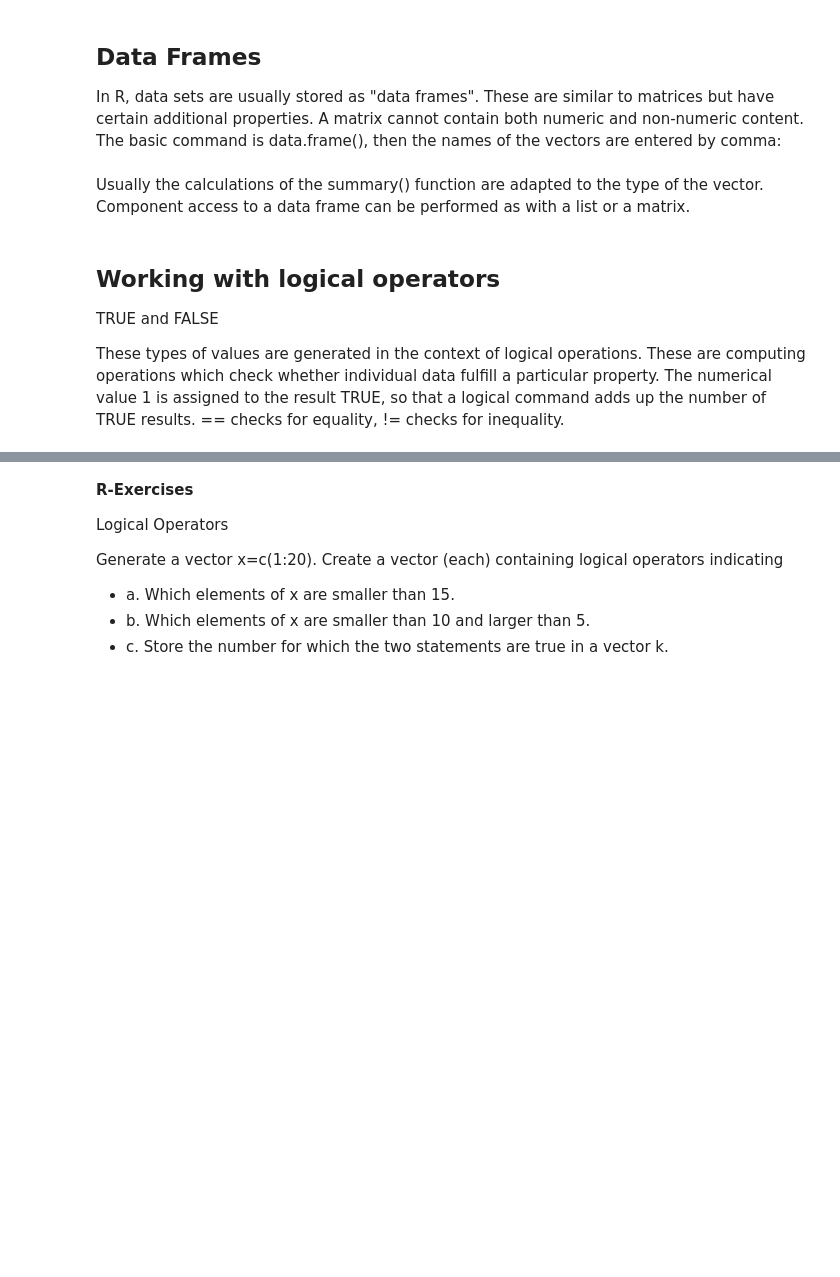
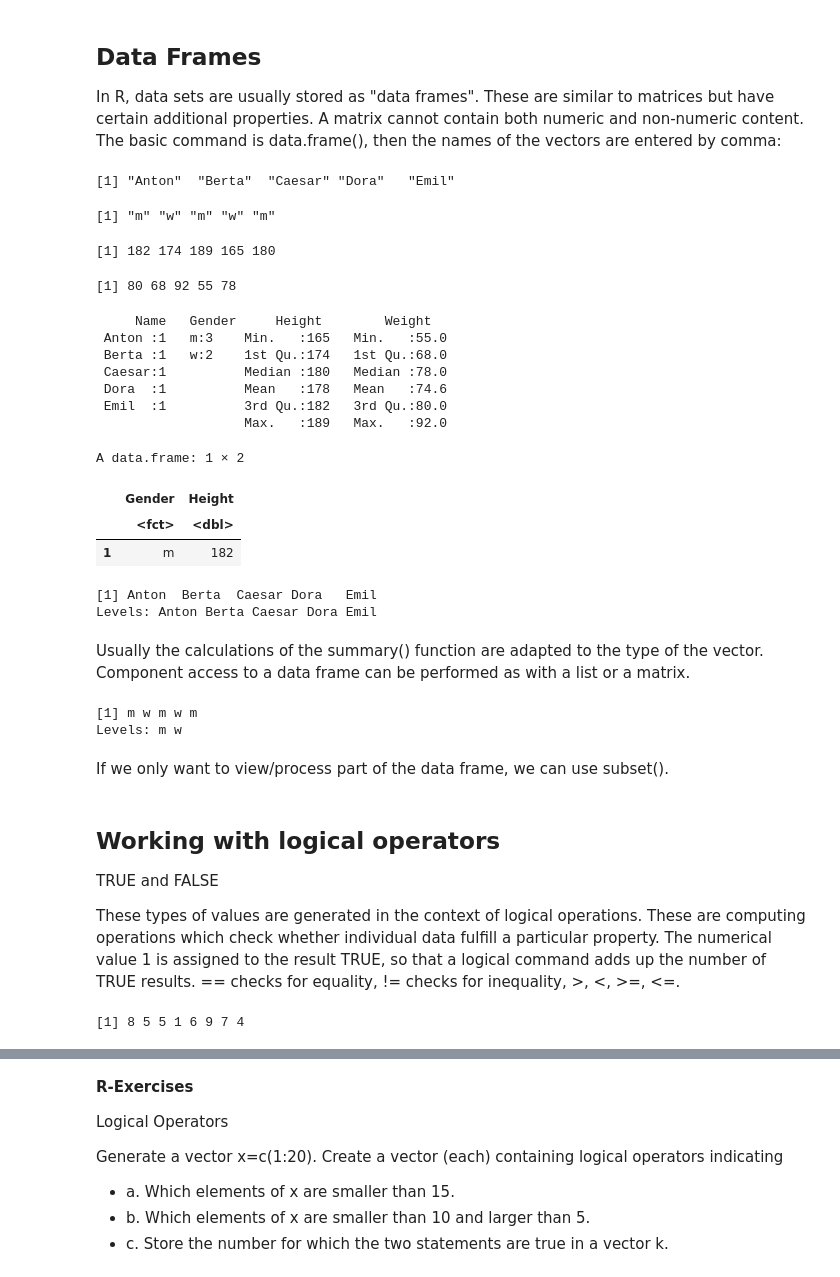
Before and after one commit to LJanys/CompStat, a Jupyter notebook: R Intro.ipynb, the cells around one changed output, grey strips where cells are left out. Cells and saved outputs as stored; diff of their text form; code cells hidden in the pictures; blank space fills up the shorter version.

```diff
--- a/R Intro.ipynb
+++ b/R Intro.ipynb
@@ -563,11 +568,50 @@ names(objects)
 # %% [markdown]
 ## Data Frames
 In R, data sets are usually stored as "data frames". These are similar to matrices but have certain additional properties. A matrix cannot contain both numeric and non-numeric content. The basic command is data.frame(), then the names of the vectors are entered by comma:
+# %%
+Name
+Gender
+Height
+Weight
+#cbind(Name, Gender, Height, Weight)
+Persons=data.frame(Name, Gender, Height, Weight)
+summary(Persons)
+Persons[1,2:3]
+Persons$Name
+# %% [output]
+[1] "Anton"  "Berta"  "Caesar" "Dora"   "Emil"
+[1] "m" "w" "m" "w" "m"
+[1] 182 174 189 165 180
+[1] 80 68 92 55 78
+     Name   Gender     Height        Weight
+ Anton :1   m:3    Min.   :165   Min.   :55.0
+ Berta :1   w:2    1st Qu.:174   1st Qu.:68.0
+ Caesar:1          Median :180   Median :78.0
+ Dora  :1          Mean   :178   Mean   :74.6
+ Emil  :1          3rd Qu.:182   3rd Qu.:80.0
+                   Max.   :189   Max.   :92.0
+A data.frame: 1 × 2
+|  | Gender | Height |
+|  | <fct> | <dbl> |
+| 1 | m | 182 |
+[1] Anton  Berta  Caesar Dora   Emil
+Levels: Anton Berta Caesar Dora Emil
 # %% [markdown]
 Usually the calculations of the summary() function are adapted to the type of the vector. Component access to a data frame can be performed as with a list or a matrix.
+# %%
+Persons$Gender
+# %% [output]
+[1] m w m w m
+Levels: m w
+# %% [markdown]
+If we only want to view/process part of the data frame, we can use subset().
 # %% [markdown]
 ## Working with logical operators
 
 TRUE and FALSE
 
-These types of values are generated in the context of logical operations. These are computing operations which check whether individual data fulfill a particular property. The numerical value 1 is assigned to the result TRUE, so that a logical command adds up the number of TRUE results. == checks for equality, != checks for inequality.
+These types of values are generated in the context of logical operations. These are computing operations which check whether individual data fulfill a particular property. The numerical value 1 is assigned to the result TRUE, so that a logical command adds up the number of TRUE results. == checks for equality, != checks for inequality, >, <, >=, <=.
+# %%
+x=c(8,5,5,1,6,9,7,4)
+# %% [output]
+[1] 8 5 5 1 6 9 7 4
```
Also changed, not shown: parts of 20 cells of this notebook.
